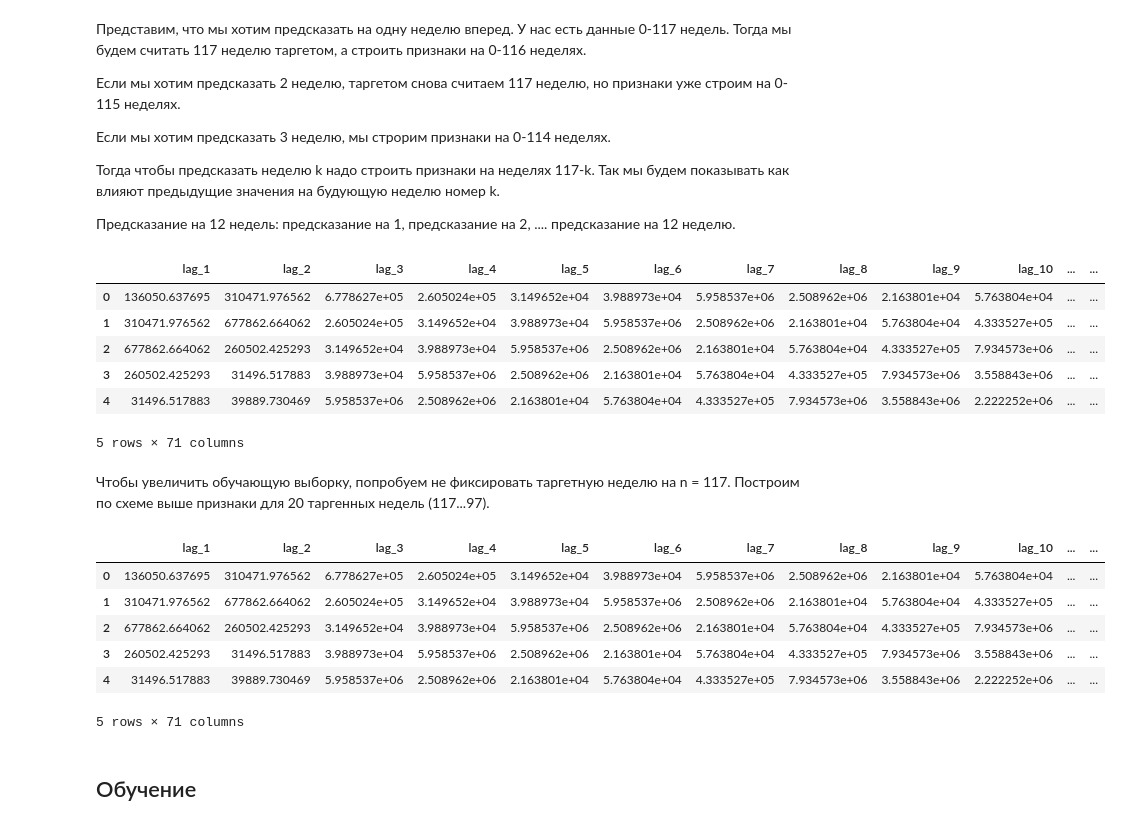
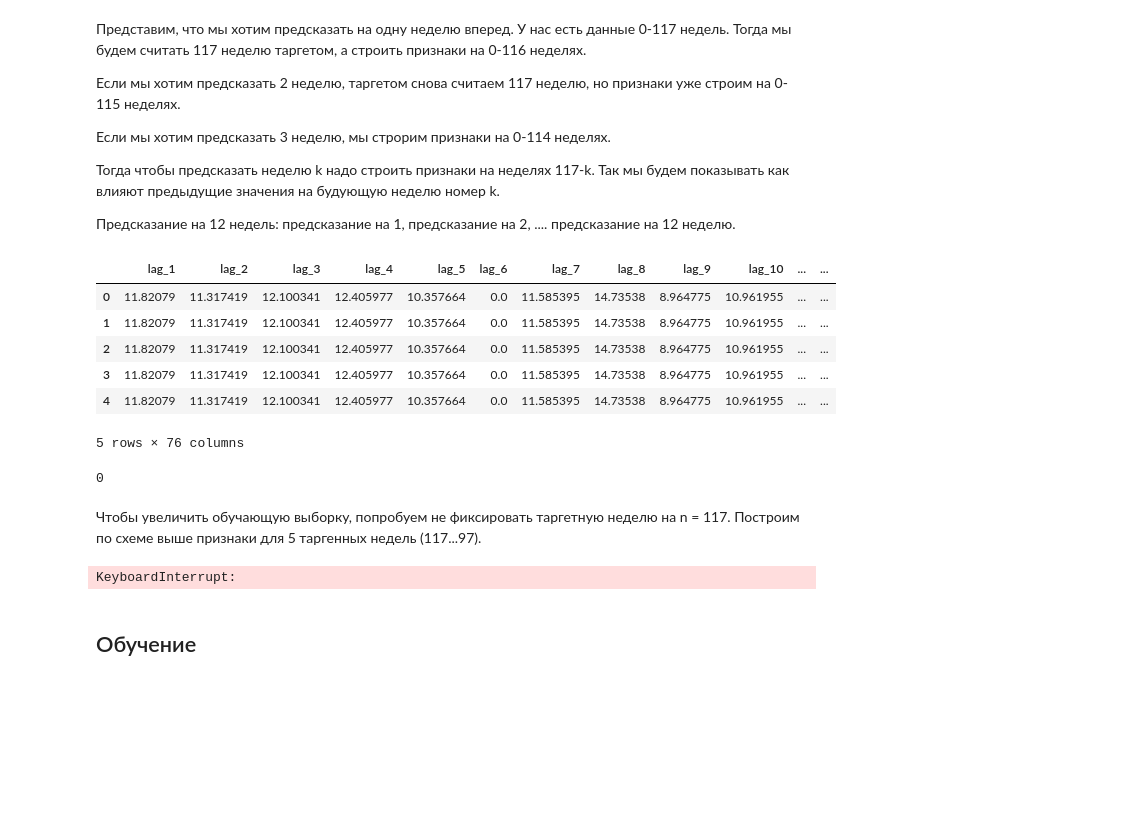
Before and after one commit to oleander-twig/bank_transfers_forecasting, a Jupyter notebook: transactions_xgboost.ipynb, the cells around one changed output. Cells and saved outputs as stored; diff of their text form; code cells hidden in the pictures; blank space fills up the shorter version.

```diff
--- a/transactions_xgboost.ipynb
+++ b/transactions_xgboost.ipynb
@@ -117,14 +123,25 @@ trns = pd.merge(trns, calendar, on='date', how='left')
 
 allowed = ts_train["inn_id"].unique()
 trns = trns[trns["doc_payer_inn"].isin(allowed)]
+# %%
+# построение ряда с суммами переводов по неделям только со счетов втб
+trns_vtb = trns[trns["doc_payer_bank_name_flag"] == 1]
+trns_vtb = trns_vtb.groupby(["week", "doc_payer_inn"], as_index=False, sort=False).agg({
+    "trns_amount": "sum",
+    "part": "first",
+}).rename(columns={
+                 "doc_payer_inn": "inn_id",
+                 "trns_amount": "target",
+             })
+
+trns_vtb.drop(columns=["part"], inplace=True)
 # %%
 trns = trns.groupby(["week", "doc_payer_inn"], as_index=False, sort=False).agg({
     "trns_amount": "sum",
     "part": "first",
-}).rename(columns={
-                 "doc_payer_inn": "inn_id",
-                 "trns_amount": "target",
-             })
+}).rename(columns={"doc_payer_inn": "inn_id"})
+# %%
+trns = pd.merge(trns, trns_vtb, on=["week", "inn_id"], how="left")
 # %%
 trns.head()
 # %% [output]
@@ -224,6 +248,7 @@ def build_features_horizons_for_inn(
     for i in range(k):
         cutoff = n_target - i
         row = _lags_row_at_cutoff(cutoff, weeks, y, max_lag)
+        row['inn_id'] = inn_df['inn_id'].iloc[0] # чтобы потом по inn доклеить profiles
         rows.append(row)
 
     return pd.DataFrame(rows) if rows else pd.DataFrame()
@@ -240,38 +265,51 @@ def build_features_horizons_for_inn(
 # %%
 train = pd.DataFrame()
 n = 117 # текущая неделя
 k = 12 # горизонт предсказания
 
 train_list = []
 
 df_week_n = trns.loc[trns["week"] == n, ["inn_id", "target"]]
 inn_subset = df_week_n["inn_id"].unique()
 inn_groups = {gid: g for gid, g in trns.groupby("inn_id", sort=False)}
 
 train_list = []
 for inn in inn_subset:
     inn_df = inn_groups.get(inn)
 
     t_series = df_week_n.loc[df_week_n["inn_id"] == inn, "target"]
     t_val = t_series.iloc[0]
 
     f_block = build_features_horizons_for_inn(n, k, inn_df)
     f_block["target"] = t_val
     train_list.append(f_block)
 
 train = pd.concat(train_list, ignore_index=True) if train_list else pd.DataFrame()
 
+# добавление категориальных признаков
+train = pd.merge(train, profiles, on="inn_id", how="left")
+train.drop(columns=['inn_id'], inplace=True)
+
+# логарифмирование признаков
+numeric_cols = train.select_dtypes(include=[np.number]).columns
+train[numeric_cols] = train[numeric_cols].applymap(lambda x: np.log(x + 1))
+
 train.head()
 # %% [output]
 |  | lag_1 | lag_2 | lag_3 | lag_4 | lag_5 | lag_6 | lag_7 | lag_8 | lag_9 | lag_10 | ... | ... |
-| 0 | 136050.637695 | 310471.976562 | 6.778627e+05 | 2.605024e+05 | 3.149652e+04 | 3.988973e+04 | 5.958537e+06 | 2.508962e+06 | 2.163801e+04 | 5.763804e+04 | ... | ... |
-| 1 | 310471.976562 | 677862.664062 | 2.605024e+05 | 3.149652e+04 | 3.988973e+04 | 5.958537e+06 | 2.508962e+06 | 2.163801e+04 | 5.763804e+04 | 4.333527e+05 | ... | ... |
-| 2 | 677862.664062 | 260502.425293 | 3.149652e+04 | 3.988973e+04 | 5.958537e+06 | 2.508962e+06 | 2.163801e+04 | 5.763804e+04 | 4.333527e+05 | 7.934573e+06 | ... | ... |
-| 3 | 260502.425293 | 31496.517883 | 3.988973e+04 | 5.958537e+06 | 2.508962e+06 | 2.163801e+04 | 5.763804e+04 | 4.333527e+05 | 7.934573e+06 | 3.558843e+06 | ... | ... |
-| 4 | 31496.517883 | 39889.730469 | 5.958537e+06 | 2.508962e+06 | 2.163801e+04 | 5.763804e+04 | 4.333527e+05 | 7.934573e+06 | 3.558843e+06 | 2.222252e+06 | ... | ... |
+| 0 | 11.82079 | 11.317419 | 12.100341 | 12.405977 | 10.357664 | 0.0 | 11.585395 | 14.73538 | 8.964775 | 10.961955 | ... | ... |
+| 1 | 11.82079 | 11.317419 | 12.100341 | 12.405977 | 10.357664 | 0.0 | 11.585395 | 14.73538 | 8.964775 | 10.961955 | ... | ... |
+| 2 | 11.82079 | 11.317419 | 12.100341 | 12.405977 | 10.357664 | 0.0 | 11.585395 | 14.73538 | 8.964775 | 10.961955 | ... | ... |
+| 3 | 11.82079 | 11.317419 | 12.100341 | 12.405977 | 10.357664 | 0.0 | 11.585395 | 14.73538 | 8.964775 | 10.961955 | ... | ... |
+| 4 | 11.82079 | 11.317419 | 12.100341 | 12.405977 | 10.357664 | 0.0 | 11.585395 | 14.73538 | 8.964775 | 10.961955 | ... | ... |
-5 rows × 71 columns
+5 rows × 76 columns
+# %%
+del train
+gc.collect()
+# %% [output]
+0
 # %% [markdown]
-Чтобы увеличить обучающую выборку, попробуем не фиксировать таргетную неделю на n = 117. Построим по схеме выше признаки для 20 таргенных недель (117...97).
+Чтобы увеличить обучающую выборку, попробуем не фиксировать таргетную неделю на n = 117. Построим по схеме выше признаки для 5 таргенных недель (117...97).
 # %%
 def sample_n(n, df) -> pd.DataFrame:
     """ Собрать обучающую выборку для недели n """
@@ -302,14 +340,17 @@ for i in range(N):
     train_parts.append(sample_n(n, trns))
 
 train = pd.concat(train_parts, ignore_index=True) if train_parts else pd.DataFrame()
+
+# добавление категориальных признаков
+train = pd.merge(train, profiles, on="inn_id", how="left")
+train.drop(columns=['inn_id'], inplace=True)
+
+# логарифмирование признаков
+numeric_cols = train.select_dtypes(include=[np.number]).columns
+train[numeric_cols] = train[numeric_cols].applymap(lambda x: np.log(x + 1))
+
 train.head()
 # %% [output]
-|  | lag_1 | lag_2 | lag_3 | lag_4 | lag_5 | lag_6 | lag_7 | lag_8 | lag_9 | lag_10 | ... | ... |
-| 0 | 136050.637695 | 310471.976562 | 6.778627e+05 | 2.605024e+05 | 3.149652e+04 | 3.988973e+04 | 5.958537e+06 | 2.508962e+06 | 2.163801e+04 | 5.763804e+04 | ... | ... |
-| 1 | 310471.976562 | 677862.664062 | 2.605024e+05 | 3.149652e+04 | 3.988973e+04 | 5.958537e+06 | 2.508962e+06 | 2.163801e+04 | 5.763804e+04 | 4.333527e+05 | ... | ... |
-| 2 | 677862.664062 | 260502.425293 | 3.149652e+04 | 3.988973e+04 | 5.958537e+06 | 2.508962e+06 | 2.163801e+04 | 5.763804e+04 | 4.333527e+05 | 7.934573e+06 | ... | ... |
-| 3 | 260502.425293 | 31496.517883 | 3.988973e+04 | 5.958537e+06 | 2.508962e+06 | 2.163801e+04 | 5.763804e+04 | 4.333527e+05 | 7.934573e+06 | 3.558843e+06 | ... | ... |
-| 4 | 31496.517883 | 39889.730469 | 5.958537e+06 | 2.508962e+06 | 2.163801e+04 | 5.763804e+04 | 4.333527e+05 | 7.934573e+06 | 3.558843e+06 | 2.222252e+06 | ... | ... |
-5 rows × 71 columns
+KeyboardInterrupt:
 # %%
 train.to_parquet('train.parquet')
```
Also changed, not shown: parts of 5 cells of this notebook, 1 other file.
